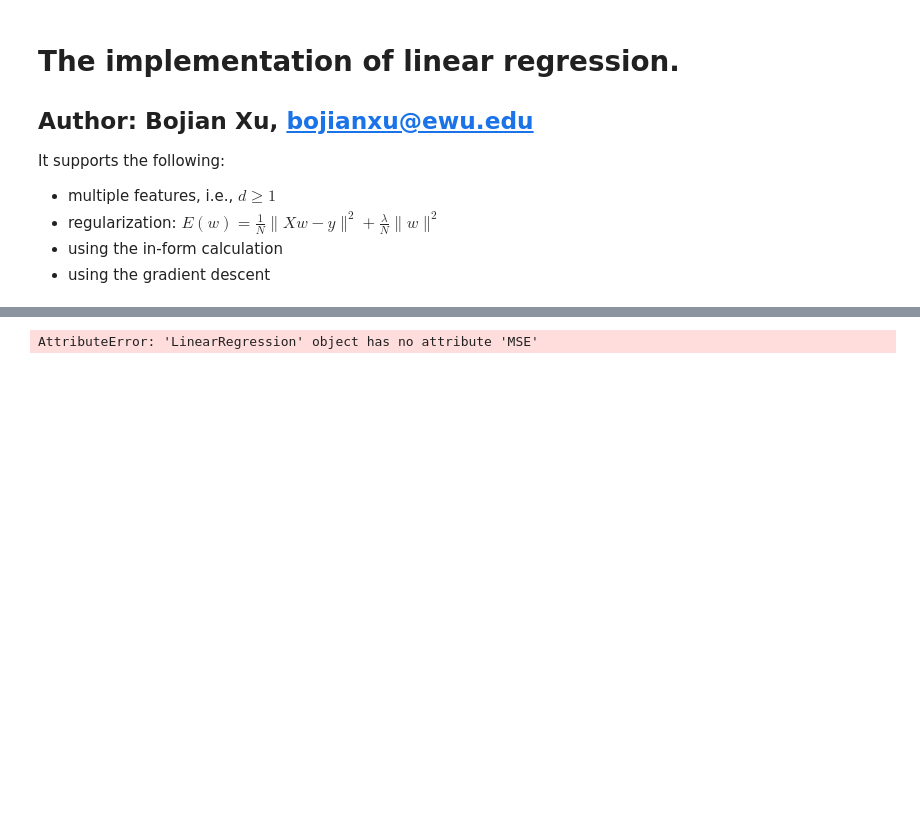
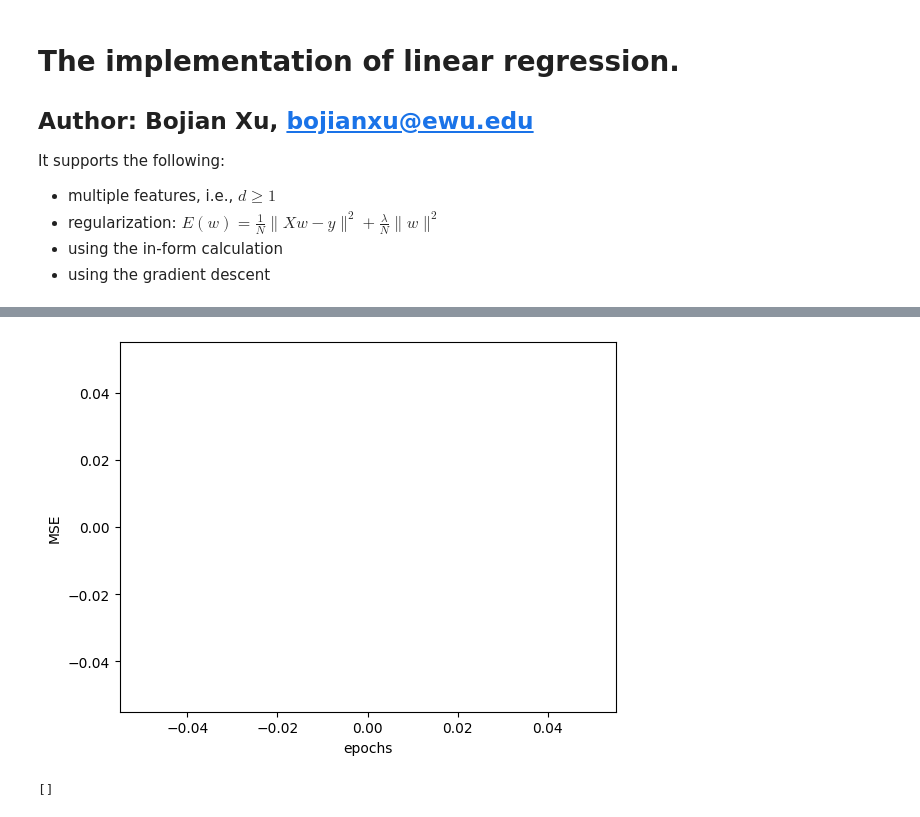
Before and after one commit to schuywalker/ML_homework, a Jupyter notebook: prog4/code_linear_regression/test_linear_regression.ipynb, the cells around one changed output, grey strips where cells are left out. Cells and saved outputs as stored; diff of their text form; code cells hidden in the pictures; blank space fills up the shorter version.

```diff
--- a/prog4/code_linear_regression/test_linear_regression.ipynb
+++ b/prog4/code_linear_regression/test_linear_regression.ipynb
@@ -106,7 +98,11 @@ plt.show()
 # %%
-plt.scatter(np.arange(len(lr.MSE)-1000), lr.MSE[1000:], marker='.')
+plt.scatter(np.arange(len(lr.MSE)-100), lr.MSE[100:], marker='.')
 plt.xlabel('epochs')
 plt.ylabel('MSE')
 plt.show()
 # %% [output]
-AttributeError: 'LinearRegression' object has no attribute 'MSE'
+[figure, added]
+# %%
+print(lr.MSE)
+# %% [output]
+[]
```
Also changed, not shown: parts of 3 cells of this notebook, 2 other files.
